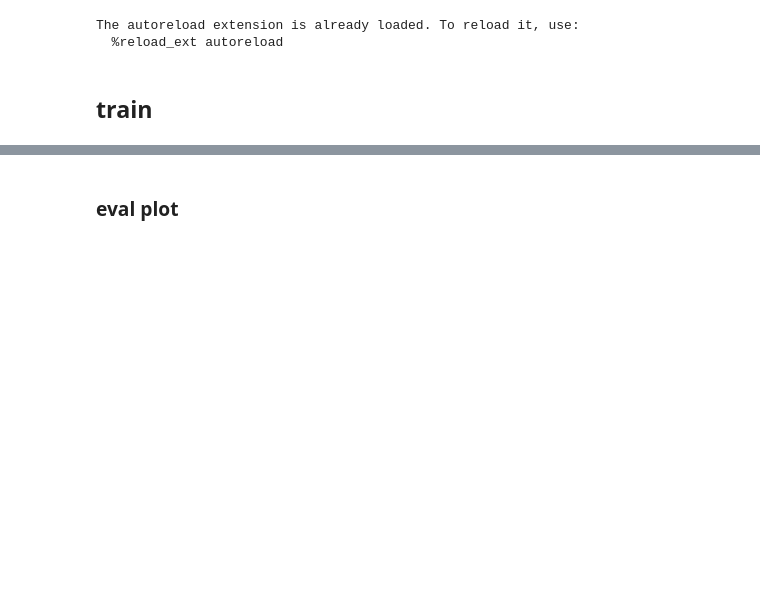
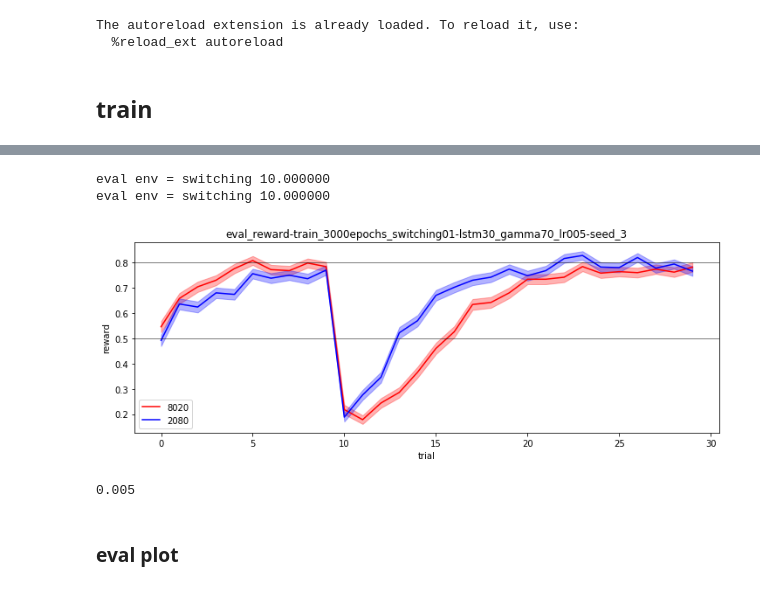
Before and after one commit to andrebeu/mrl, a Jupyter notebook: mrl.ipynb, the cells around one changed output, grey strips where cells are left out. Cells and saved outputs as stored; diff of their text form; code cells hidden in the pictures; blank space fills up the shorter version.

```diff
--- a/mrl.ipynb
+++ b/mrl.ipynb
@@ -18,5 +18,5 @@ The autoreload extension is already loaded. To reload it, use:
 ## train
 # %%
 agent = MRLAgent(gamma=.7,stsize=30,seed=3)
-train_data = agent.train(3000)
+train_data = agent.train(3000,switch_param=0.01)
 # %% [output]
@@ -51,23 +53,34 @@ for i in range(4):
 # %%
 eps = 500
-eval_r1 = agent.eval(eps,banditpr=.8)
-eval_r2 = agent.eval(eps,banditpr=.2)
+eval_r1 = agent.eval(eps,switch_param=10,banditpr=.8)
+eval_r2 = agent.eval(eps,switch_param=10,banditpr=.2)
+# %% [output]
+eval env = switching 10.000000
+eval env = switching 10.000000
 # %%
 plt.figure(figsize=(12,4))
 cL = ['r','b']
 nL = ['8020','2080']
 for idx,eval_r in enumerate([eval_r1,eval_r2]):
   M = eval_r.mean(0)
   S = eval_r.std(0)/np.sqrt(eps)
   plt.plot(M,c=cL[idx],label=nL[idx])
   plt.fill_between(np.arange(30),M-S,M+S,alpha=.3,color=cL[idx])
 plt.legend()
 plt.axhline(0.5,c='black',lw=.5)
 plt.axhline(0.8,c='black',lw=.5)
 # plt.ylim(0.4,0.9)
 plt.ylabel('reward')
 plt.xlabel('trial')
-# plt.savefig('figures/eval_reward-3000epochs-1eps-env_switching8020')
+title = 'eval_reward-train_3000epochs_switching01-lstm30_gamma70_lr005-seed_3'
+plt.title(title)
+plt.savefig('figures/'+title)
+# %% [output]
+[figure, added]
+# %%
+5e-3
+# %% [output]
+0.005
 # %% [markdown]
 ### eval plot
 # %% [markdown]
```
Also changed, not shown: parts of 8 cells of this notebook, 5 other files.
